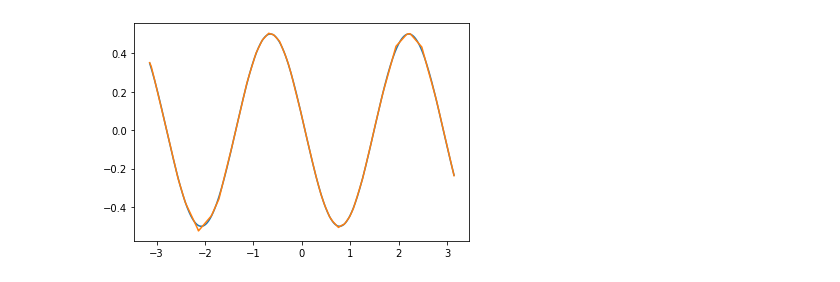
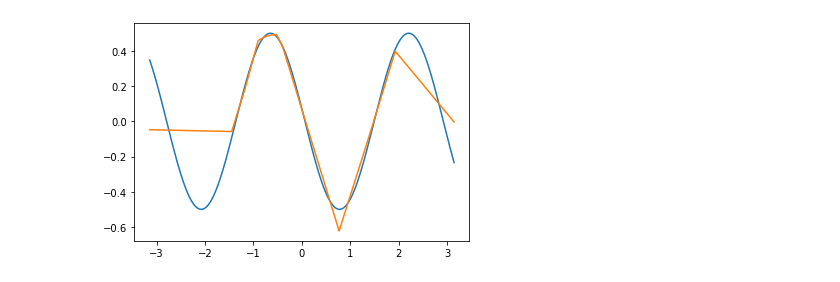
Before and after one commit to javieryu/para_prog_learning, a Jupyter notebook: implicit_sine/implicit_sine.ipynb, the cells around one changed output. Drawn from its saved outputs; the diff is of its cells as text; code cells hidden in the pictures.

Commit message:
adding mp LP training

```diff
--- a/implicit_sine/implicit_sine.ipynb
+++ b/implicit_sine/implicit_sine.ipynb
@@ -15,13 +44,13 @@ The autoreload extension is already loaded. To reload it, use:
 # %%
 # Setup the model
-shape = [1, 64, 64, 1]
+shape = [1, 8, 8, 1]
 model = FFReLUNet(shape)
-loss_fn = tor.nn.MSELoss()
+loss_fn = torch.nn.MSELoss()
 
 # Setup the optimizer
 lr = 1e-3
-num_iters = 2500
-opt = tor.optim.Adam(model.parameters(), lr)
+num_iters = 1000
+opt = torch.optim.Adam(model.parameters(), lr)
 
 # Setup the data
 x_min, x_max = -np.pi, np.pi
@@ -32,12 +61,16 @@ amp = 0.5
 num_train = 15000
 num_test = 5000
 
-X_train = (x_max - x_min) * tor.randn(num_train) + x_min
-Y_train = amp * tor.sin(frq * X_train + pha)
-X_train = X_train.reshape(-1, 1, 1)
-Y_train = Y_train.reshape(-1, 1, 1)
+X_train = (x_max - x_min) * torch.randn(num_train) + x_min
+print(X_train.size())
+Y_train = amp * torch.sin(frq * X_train + pha)
+X_train = X_train.reshape(-1, 1)
+Y_train = Y_train.reshape(-1, 1)
 
-# Train the model
+print(X_train.size())
+
+# Train the NN model
+print("Training NN:")
 training_losses = np.zeros((num_iters))
 for it in range(num_iters):
     opt.zero_grad()
@@ -50,5 +83,22 @@ for it in range(num_iters):
     opt.step()
 
     if it % 50 == 0:
-        print(loss)
+        print(it, "/", num_iters, loss)
+
+
+# Train the mp-LP model
+print("\nTraining LP")
+training_losses = np.zeros((num_iters))
+for it in range(num_iters):
+    opt.zero_grad()
+
+    Yh = layer(c, A, b, S, X_train)
+
+    loss = loss_fn(Y_train, Yh)
+    loss.backward()
+    training_losses[it] = loss.data.numpy()
+    opt.step()
+
+    if it % 50 == 0:
+        print(it, "/", num_iters, loss)
 # %% [output]
@@ -72,15 +123,15 @@ tensor(0.0599, grad_fn=<MseLossBackward>)
 # %%
-X_test = tor.linspace(x_min, x_max, num_train)
-Y_test = amp * tor.sin(frq * X_test + pha)
+X_test = torch.linspace(x_min, x_max, num_train)
+Y_test = amp * torch.sin(frq * X_test + pha)
 X_test = X_test.reshape(-1, 1, 1)
 Y_test = Y_test.reshape(-1, 1, 1)
 
 Y_pred = model.forward(X_test)
 
 fig = plt.figure()
 plt.plot(X_test.numpy().flatten(), Y_test.numpy().flatten())
 plt.plot(X_test.numpy().flatten(), Y_pred.detach().numpy().flatten())
 
 fig.show()
 # %% [output]
-[figure, old version]
+[figure, new version]
```
Also changed, not shown: parts of 4 cells of this notebook, 1 other file.
